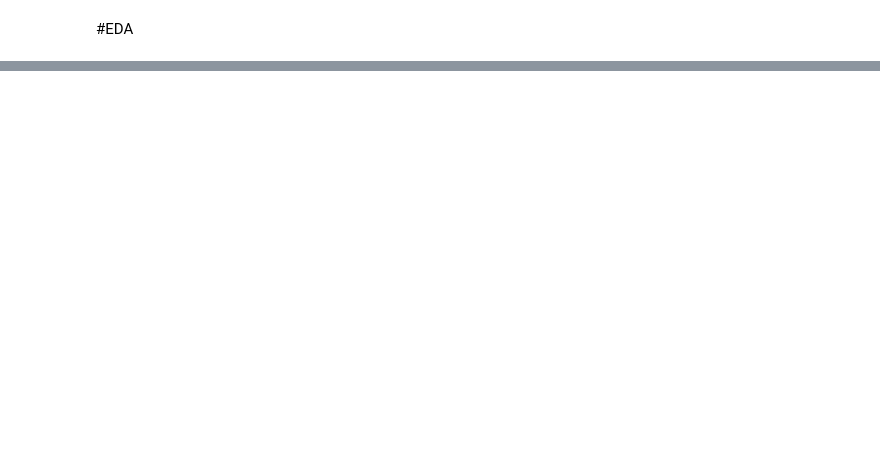
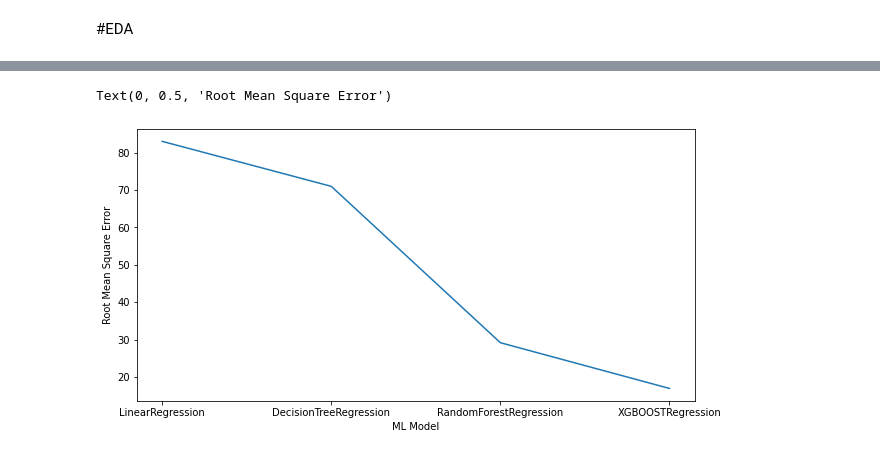
Before and after one commit to Sushila-Phogat/Teachnook-Assignments, a Jupyter notebook: Main_Project/Code/Air_Quality_Prediction.ipynb, the cells around one changed output, grey strips where cells are left out. Drawn from its saved outputs; the diff is of its cells as text; code cells hidden in the pictures; blank space fills up the shorter version.

```diff
--- a/Main_Project/Code/Air_Quality_Prediction.ipynb
+++ b/Main_Project/Code/Air_Quality_Prediction.ipynb
@@ -88,0 +310,8 @@ sns.heatmap(df_train.corr(),cbar=True,annot=True,cmap='Blues')
+# %%
+plt.figure(figsize=(10,5))
+plt.plot(model, rmse, label='RMSE')
+plt.xlabel("ML Model")
+plt.ylabel("Root Mean Square Error")
+# %% [output]
+Text(0, 0.5, 'Root Mean Square Error')
+[figure, added]
```
Also changed, not shown: parts of 30 cells of this notebook.
